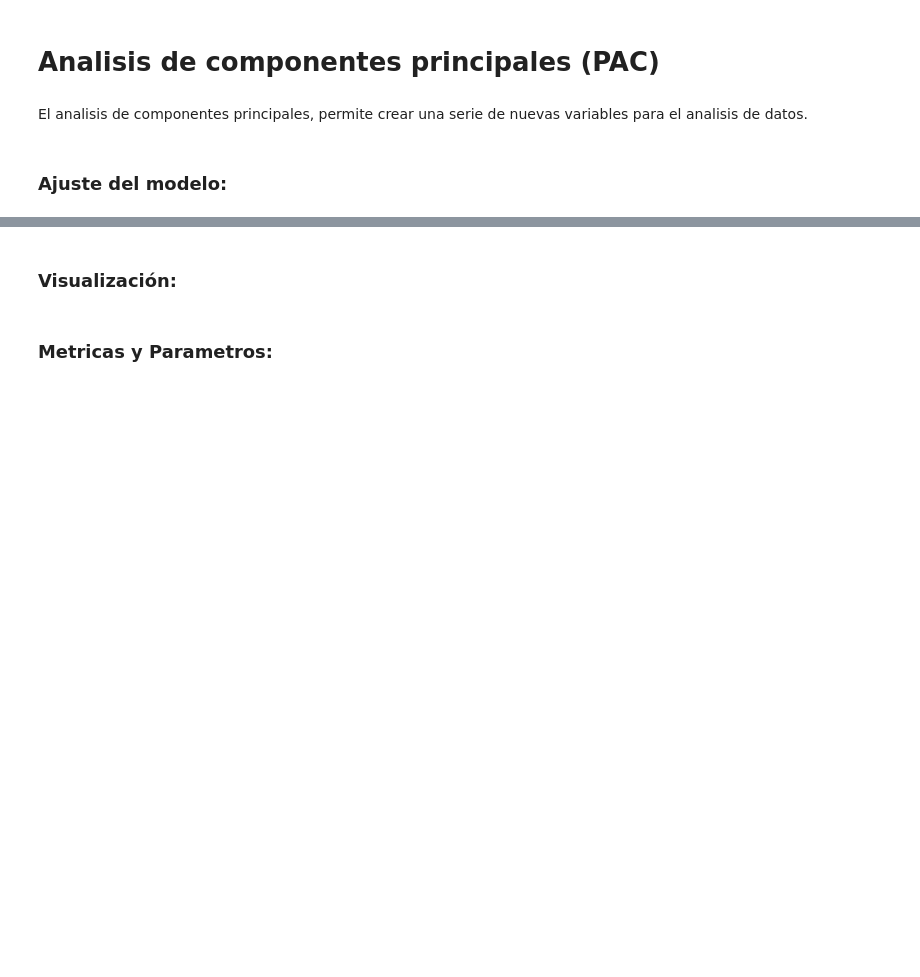
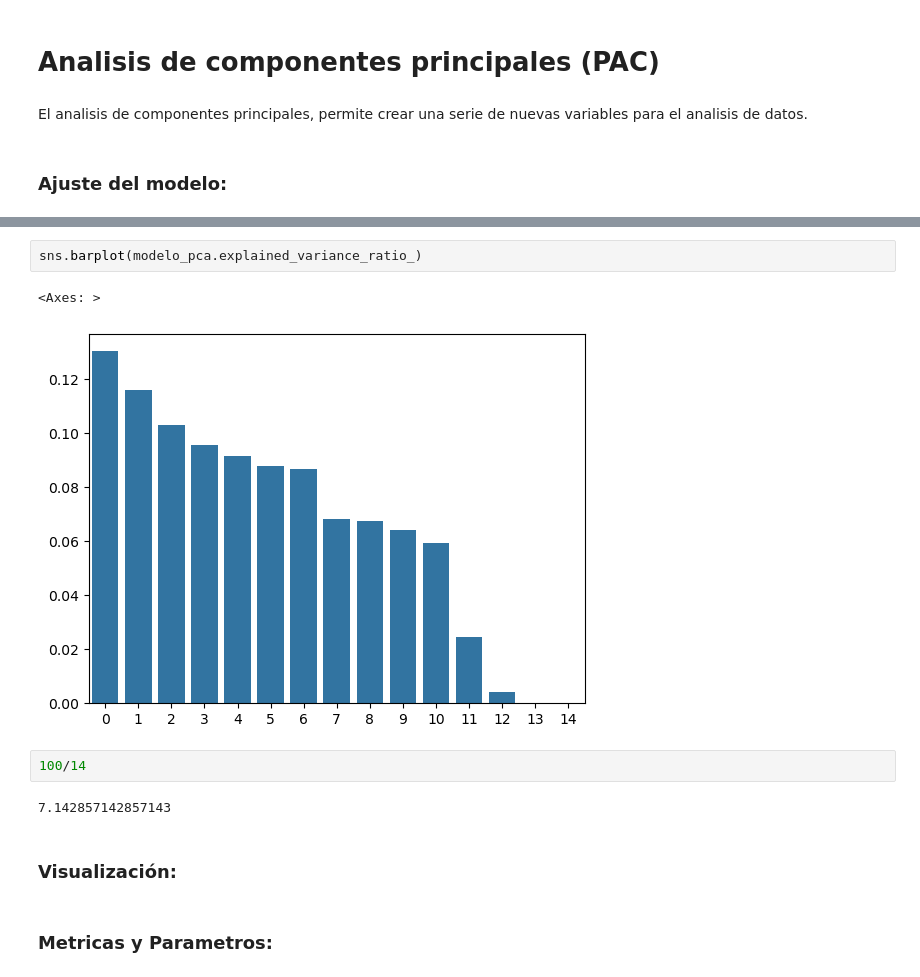
Before and after one commit to josejjgs1923/proyecto-analisis-calidad-aire-bogota, a Jupyter notebook: Tarea3_Juan_Jose_Garcia_G7.ipynb, the cells around one changed output, grey strips where cells are left out. Saved outputs shown, nothing was run; the diff lists cells and outputs as text; blank space fills up the shorter version.

```diff
--- a/Tarea3_Juan_Jose_Garcia_G7.ipynb
+++ b/Tarea3_Juan_Jose_Garcia_G7.ipynb
@@ -280,3 +366,12 @@ LinearRegression()
+# %%
+sns.barplot(modelo_pca.explained_variance_ratio_)
+# %% [output]
+<Axes: >
+[figure, added]
+# %%
+100/14
+# %% [output]
+7.142857142857143
 # %% [markdown]
 ### Visualización:
 # %% [markdown]
```
Also changed, not shown: parts of 11 cells of this notebook.
